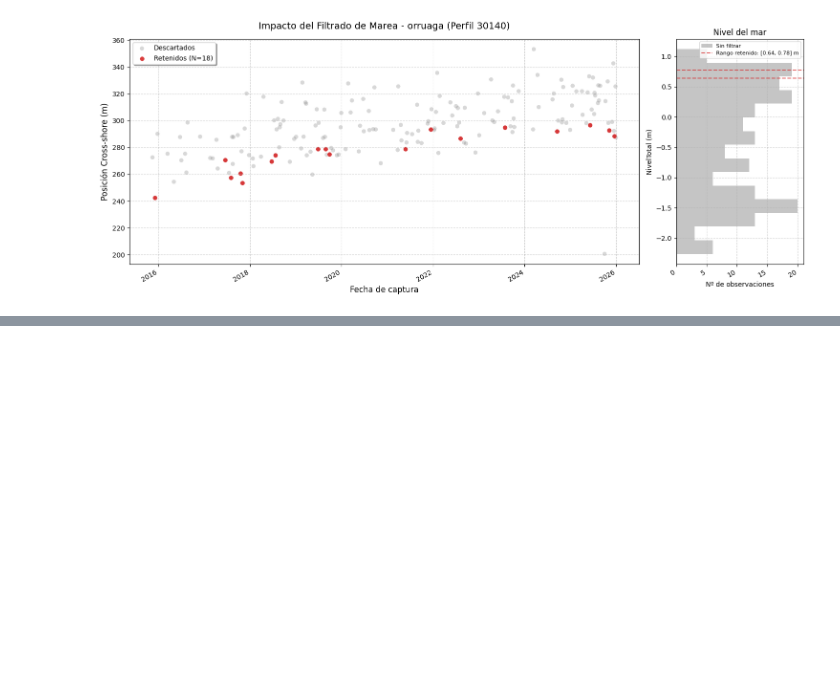
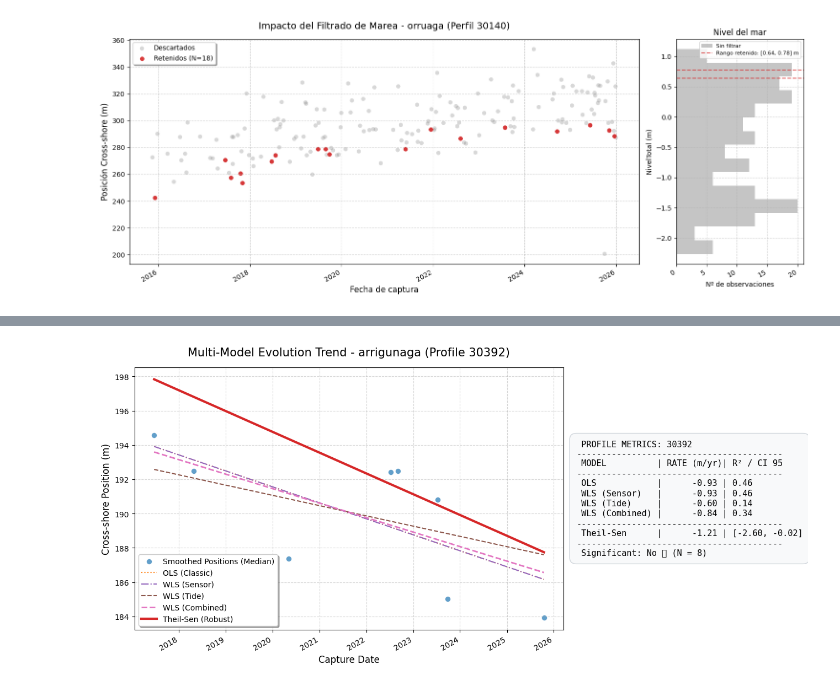
Before and after one commit to AlbertGallegoJimenez/macrotidal_coastal_rates, a Jupyter notebook: nb_test_tasas.ipynb, the cells around one changed output, grey strips where cells are left out. Drawn from its saved outputs; the diff is of its cells as text; code cells hidden in the pictures; blank space fills up the shorter version.

```diff
--- a/nb_test_tasas.ipynb
+++ b/nb_test_tasas.ipynb
@@ -471,0 +481,8 @@ Visualizando tendencia para la playa 'los caballos' y perfil '30976'.
+# %%
+plot_multimodel_profile(
+    df_smoothed=smoothed_data,
+    df_rates=tasas_resultados,
+    profile_id=30392
+)
+# %% [output]
+[figure, added]
```
Also changed, not shown: parts of 9 cells of this notebook.
